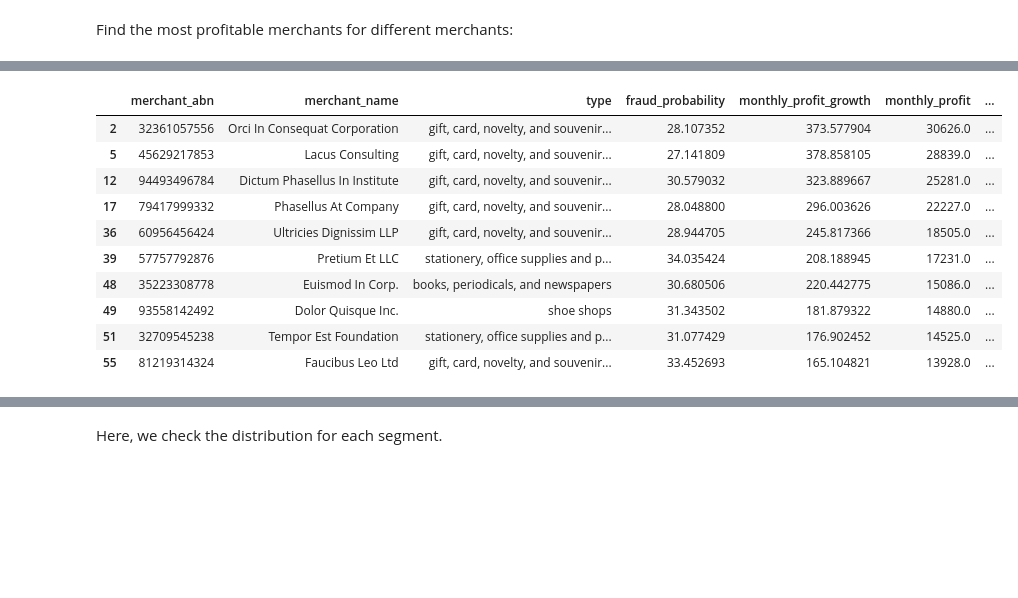
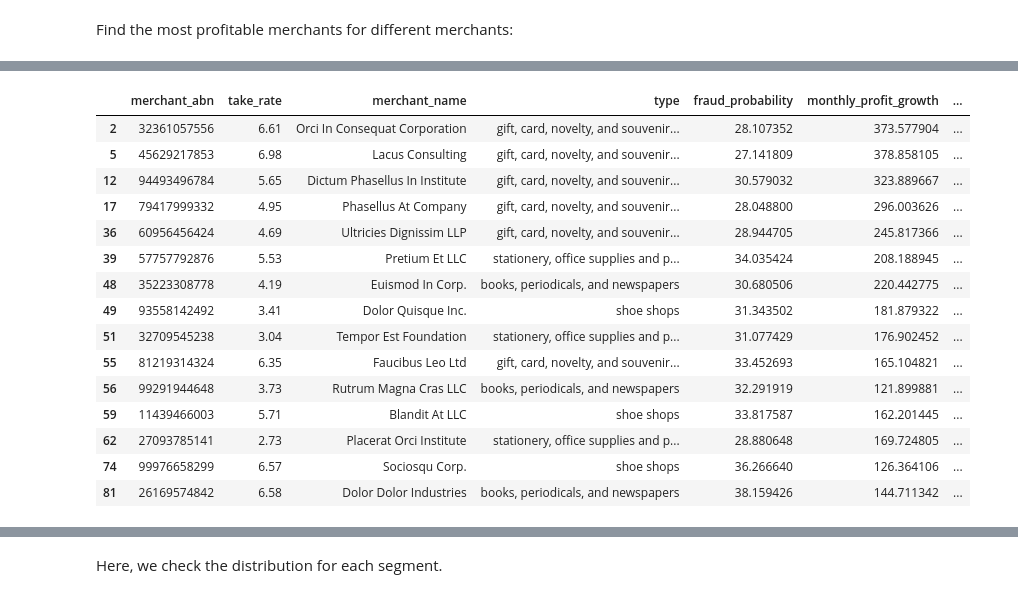
Before and after one commit to MAST30034-Applied-Data-Science/generic-buy-now-pay-later-project-group-33, a Jupyter notebook: notebooks/8.ranking system.ipynb, the cells around one changed output, grey strips where cells are left out. Cells and saved outputs as stored; diff of their text form; code cells hidden in the pictures; blank space fills up the shorter version.

```diff
--- a/notebooks/8.ranking system.ipynb
+++ b/notebooks/8.ranking system.ipynb
@@ -23,7 +39,7 @@ merchant_fraud_df
 # %%
 merchant_detail = merchant_fraud_df.merge(merchant_growth_df, on = 'merchant_abn', how = 'inner')\
-                                    [['merchant_abn', 'merchant_name_x','type_x', 'fraud_probability', 'monthly_profit_growth', 'monthly_profit']]\
-                                    .rename(columns = {'merchant_name_x':'merchant_name', 'monthly_profit_x':'monthly_profit', 'type_x' : 'type'})
+                                    [['merchant_abn', 'take_rate_x', 'merchant_name_x','type_x', 'fraud_probability', 'monthly_profit_growth', 'BNPL_monthly_profit_x']]\
+                                    .rename(columns = {'merchant_name_x':'merchant_name', 'BNPL_monthly_profit_x':'monthly_profit', 'type_x' : 'type', 'take_rate_x':'take_rate'})
 # %% [markdown]
 We aim to find the merchant with higher profit and better development potential, so in our ranking system, there are three variables: fraud probability, monthly profit growth and monthly profit.
 
@@ -158,18 +162,23 @@ Luxury_df.head(10)
 # %%
 Stationaries_df = merchant_detail.loc[merchant_detail['type'].isin(Stationaries)]
-Stationaries_df.head(10)
+Stationaries_df.head(15)
 # %% [output]
-|  | merchant_abn | merchant_name | type | fraud_probability | monthly_profit_growth | monthly_profit | ... |
-| 2 | 32361057556 | Orci In Consequat Corporation | gift, card, novelty, and souvenir... | 28.107352 | 373.577904 | 30626.0 | ... |
-| 5 | 45629217853 | Lacus Consulting | gift, card, novelty, and souvenir... | 27.141809 | 378.858105 | 28839.0 | ... |
-| 12 | 94493496784 | Dictum Phasellus In Institute | gift, card, novelty, and souvenir... | 30.579032 | 323.889667 | 25281.0 | ... |
-| 17 | 79417999332 | Phasellus At Company | gift, card, novelty, and souvenir... | 28.048800 | 296.003626 | 22227.0 | ... |
-| 36 | 60956456424 | Ultricies Dignissim LLP | gift, card, novelty, and souvenir... | 28.944705 | 245.817366 | 18505.0 | ... |
-| 39 | 57757792876 | Pretium Et LLC | stationery, office supplies and p... | 34.035424 | 208.188945 | 17231.0 | ... |
-| 48 | 35223308778 | Euismod In Corp. | books, periodicals, and newspapers | 30.680506 | 220.442775 | 15086.0 | ... |
-| 49 | 93558142492 | Dolor Quisque Inc. | shoe shops | 31.343502 | 181.879322 | 14880.0 | ... |
-| 51 | 32709545238 | Tempor Est Foundation | stationery, office supplies and p... | 31.077429 | 176.902452 | 14525.0 | ... |
-| 55 | 81219314324 | Faucibus Leo Ltd | gift, card, novelty, and souvenir... | 33.452693 | 165.104821 | 13928.0 | ... |
+|  | merchant_abn | take_rate | merchant_name | type | fraud_probability | monthly_profit_growth | ... |
+| 2 | 32361057556 | 6.61 | Orci In Consequat Corporation | gift, card, novelty, and souvenir... | 28.107352 | 373.577904 | ... |
+| 5 | 45629217853 | 6.98 | Lacus Consulting | gift, card, novelty, and souvenir... | 27.141809 | 378.858105 | ... |
+| 12 | 94493496784 | 5.65 | Dictum Phasellus In Institute | gift, card, novelty, and souvenir... | 30.579032 | 323.889667 | ... |
+| 17 | 79417999332 | 4.95 | Phasellus At Company | gift, card, novelty, and souvenir... | 28.048800 | 296.003626 | ... |
+| 36 | 60956456424 | 4.69 | Ultricies Dignissim LLP | gift, card, novelty, and souvenir... | 28.944705 | 245.817366 | ... |
+| 39 | 57757792876 | 5.53 | Pretium Et LLC | stationery, office supplies and p... | 34.035424 | 208.188945 | ... |
+| 48 | 35223308778 | 4.19 | Euismod In Corp. | books, periodicals, and newspapers | 30.680506 | 220.442775 | ... |
+| 49 | 93558142492 | 3.41 | Dolor Quisque Inc. | shoe shops | 31.343502 | 181.879322 | ... |
+| 51 | 32709545238 | 3.04 | Tempor Est Foundation | stationery, office supplies and p... | 31.077429 | 176.902452 | ... |
+| 55 | 81219314324 | 6.35 | Faucibus Leo Ltd | gift, card, novelty, and souvenir... | 33.452693 | 165.104821 | ... |
+| 56 | 99291944648 | 3.73 | Rutrum Magna Cras LLC | books, periodicals, and newspapers | 32.291919 | 121.899881 | ... |
+| 59 | 11439466003 | 5.71 | Blandit At LLC | shoe shops | 33.817587 | 162.201445 | ... |
+| 62 | 27093785141 | 2.73 | Placerat Orci Institute | stationery, office supplies and p... | 28.880648 | 169.724805 | ... |
+| 74 | 99976658299 | 6.57 | Sociosqu Corp. | shoe shops | 36.266640 | 126.364106 | ... |
+| 81 | 26169574842 | 6.58 | Dolor Dolor Industries | books, periodicals, and newspapers | 38.159426 | 144.711342 | ... |
 # %%
 Service_df = merchant_detail.loc[merchant_detail['type'].isin(Service)]
 Service_df.head(10)
```
Also changed, not shown: parts of 11 cells of this notebook, 2 other files.
